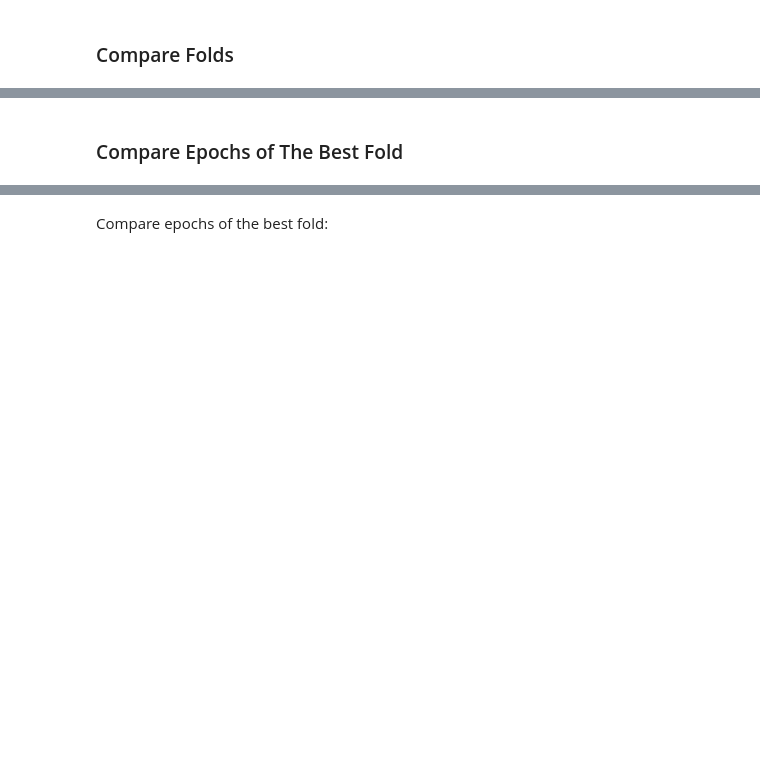
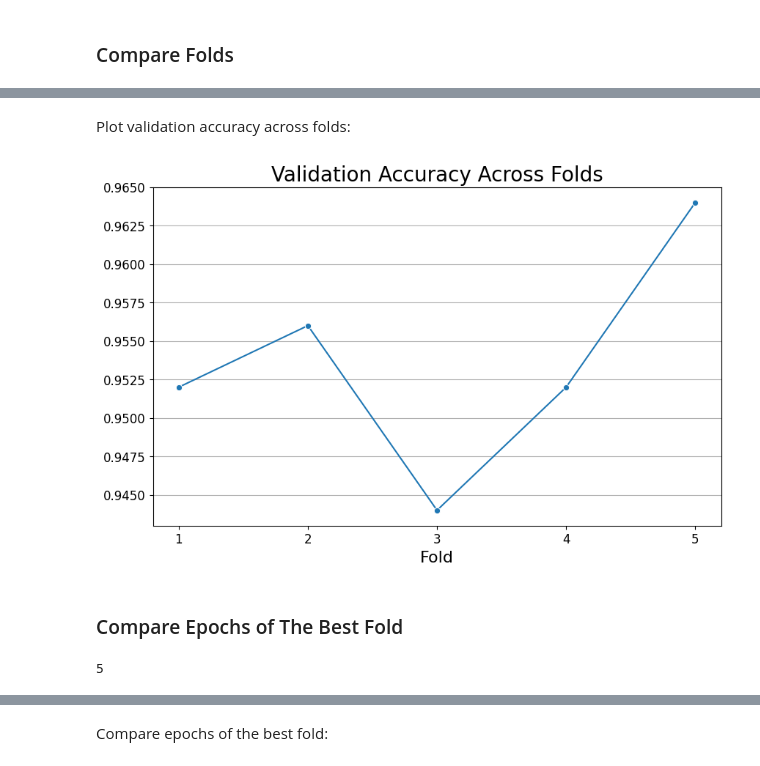
Before and after one commit to belindalombard/BertMLProject, a Jupyter notebook: Relevance_Model.ipynb, the cells around one changed output, grey strips where cells are left out. Cells and saved outputs as stored; diff of their text form; code cells hidden in the pictures; blank space fills up the shorter version.

```diff
--- a/Relevance_Model.ipynb
+++ b/Relevance_Model.ipynb
@@ -1237,0 +1437,3 @@ Plot precision, recall and f1-score of each class:
+# %%
+folds_acc = df.groupby('fold')['val_accuracy'].mean()
+folds_acc = folds_acc.reset_index()
@@ -1238,2 +1449,27 @@ Plot precision, recall and f1-score of each class:
+# %% [markdown]
+Plot validation accuracy across folds:
+# %%
+plt.figure(figsize=(10, 6))
+
+sns.lineplot(x='fold', y='val_accuracy', data=folds_acc, marker='o')
+
+
+plt.title('Validation Accuracy Across Folds',fontsize=20)
+
+plt.xlabel('Fold', fontsize = 16)
+plt.xticks(folds_acc['fold'],fontsize=12)
+plt.ylabel('')
+plt.yticks(fontsize=12)
+plt.grid(axis='y')
+
+plt.savefig(FOLDER_PATH+'Validation_Accuracy_Across_Folds.png', format='png', transparent = True, bbox_inches='tight',pad_inches=0.1)
+# %% [output]
+[figure, added]
 # %% [markdown]
 ### Compare Epochs of The Best Fold
+# %%
+folds_acc = df.groupby('fold')['val_accuracy'].mean()
+best = folds_acc.idxmax()
+best
+# %% [output]
+5
```
Also changed, not shown: parts of 49 cells of this notebook.
